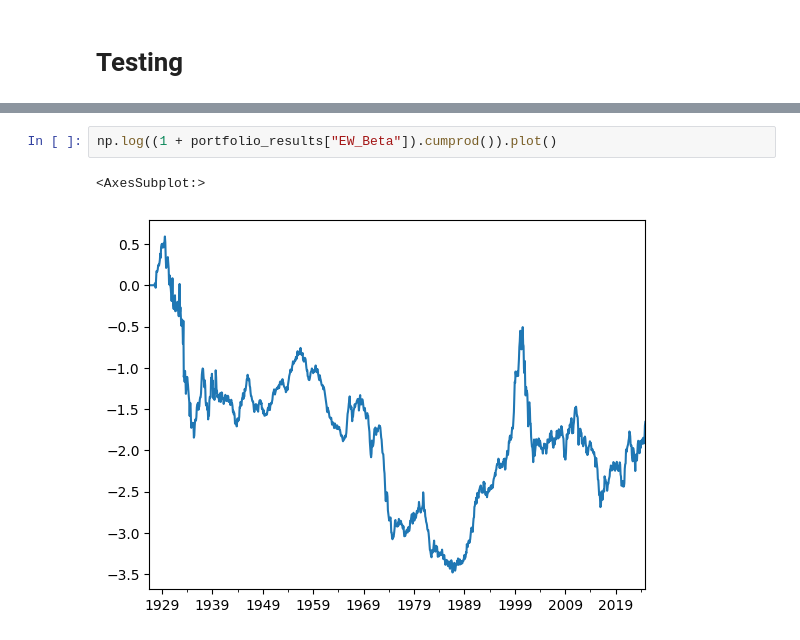
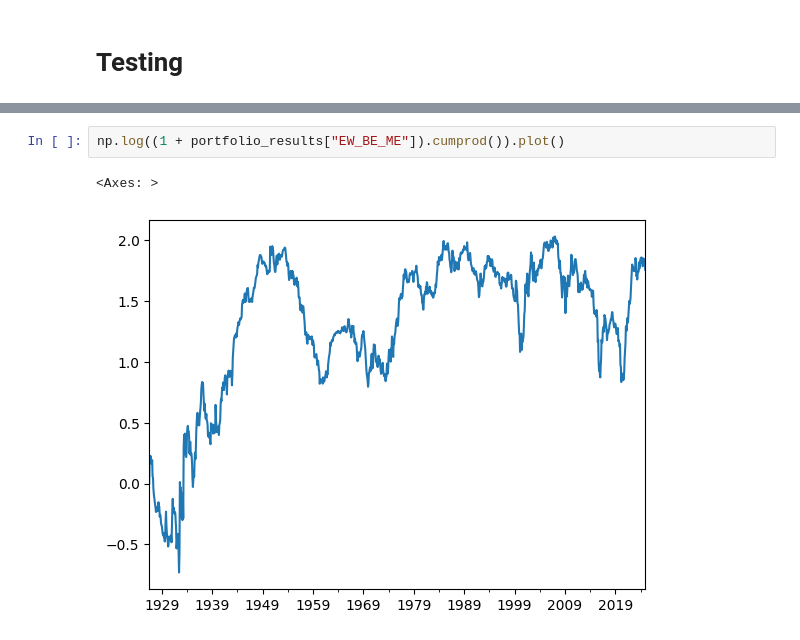
Before and after one commit to alessbressan/FINA60602A, a Jupyter notebook: project_2/Part_B.ipynb, the cells around one changed output, grey strips where cells are left out. Cells and saved outputs as stored; diff of their text form.

```diff
--- a/project_2/Part_B.ipynb
+++ b/project_2/Part_B.ipynb
@@ -503,6 +550,6 @@ np.log((1 + portfolio_returns_betas["Equal Weight"]).cumprod()).plot(c = "orange
 [figure]
 # %%
-np.log((1 + portfolio_results["EW_Beta"]).cumprod()).plot()
+np.log((1 + portfolio_results["EW_BE_ME"]).cumprod()).plot()
 # %% [output]
-<AxesSubplot:>
+<Axes: >
-[figure, old version]
+[figure, new version]
```
Also changed, not shown: parts of 4 cells of this notebook, 1 other file.
